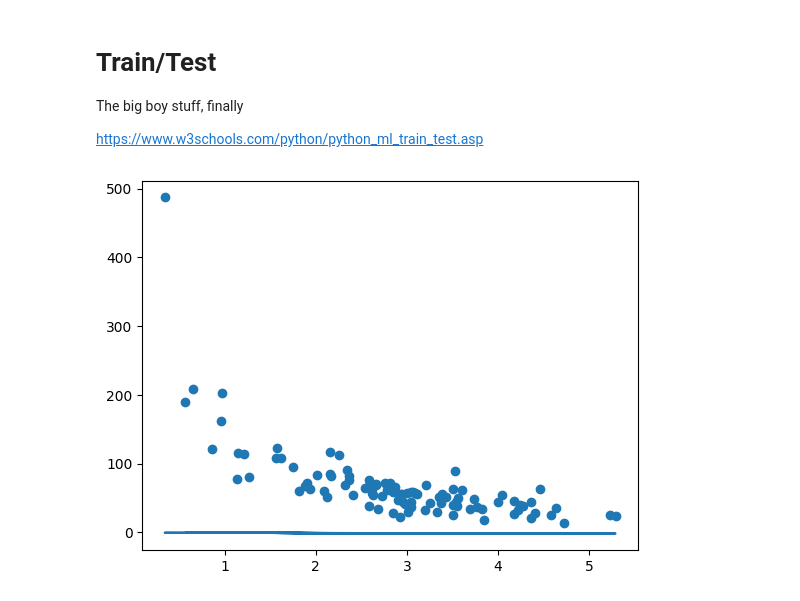
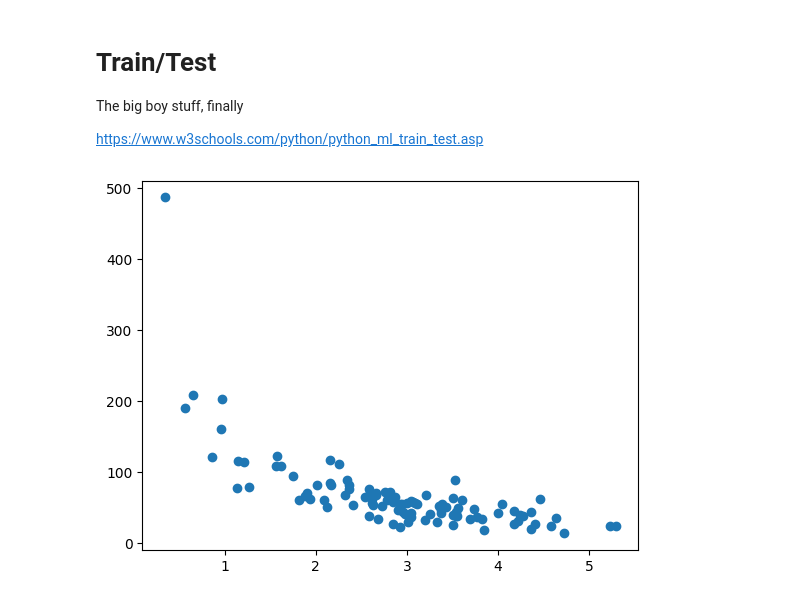
Before and after one commit to tuccr/W3AI, a Jupyter notebook: notebook.ipynb, the cells around one changed output. Drawn from its saved outputs; the diff is of its cells as text; code cells hidden in the pictures.

```diff
--- a/notebook.ipynb
+++ b/notebook.ipynb
@@ -194,18 +194,14 @@ The big boy stuff, finally
 
 https://www.w3schools.com/python/python_ml_train_test.asp
 # %%
+e = 2.71828
+
 np.random.seed(2)
 
 x = np.random.normal(3, 1, 100)
 y = np.random.normal(150, 40, 100) / x
 
-r, p, slope, intercept, std_error = stats.linregress(x, y)
-
-def curveFunction(x):
-    return slope * np.log() + intercept
-
 plt.scatter(x, y)
-plt.plot(x, curveFunction(x))
 plt.show()
 # %% [output]
-[figure, old version]
+[figure, new version]
```
Also changed, not shown: parts of 6 cells of this notebook.
